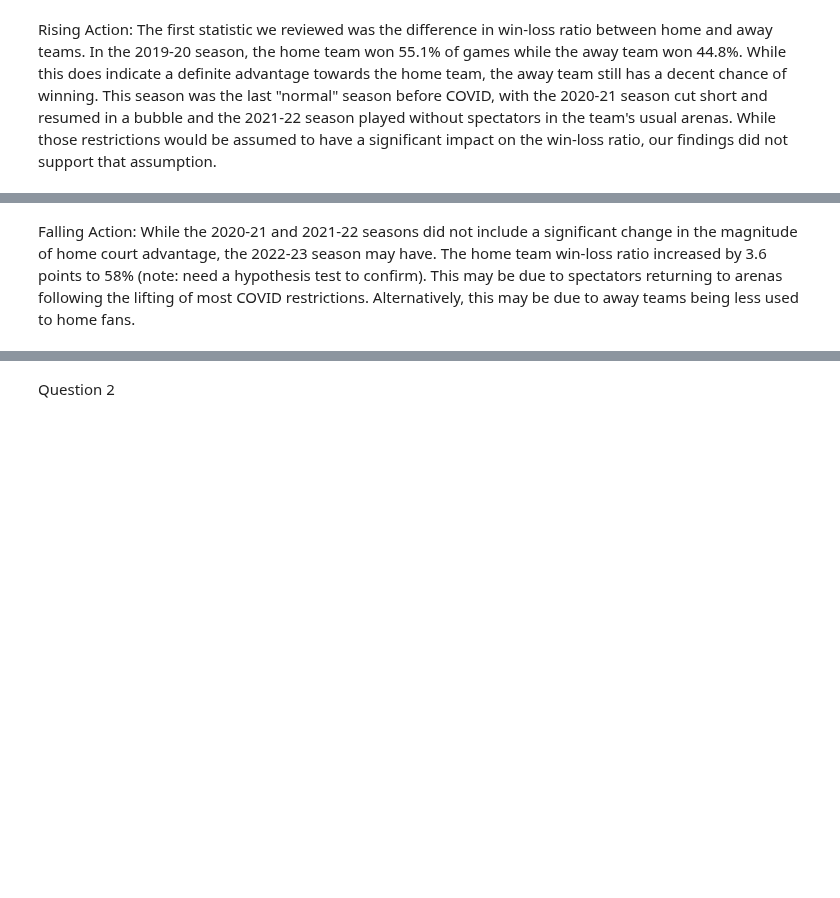
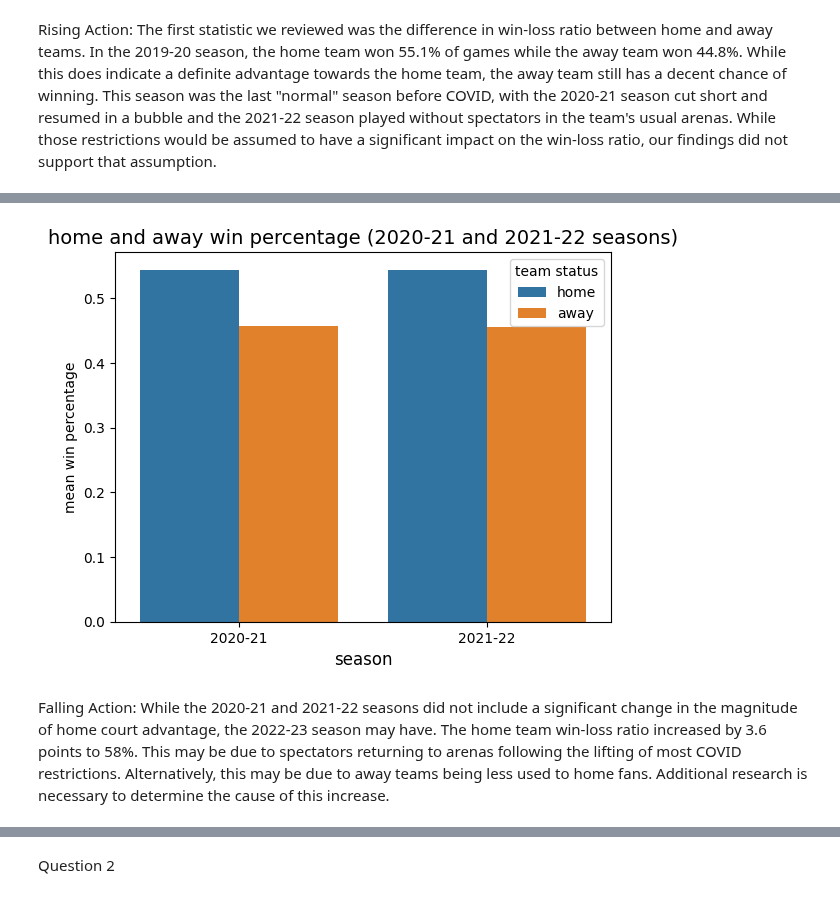
Before and after one commit to thezachdrake/UMD-INST627-Fall2024, a Jupyter notebook: inclass.ipynb, the cells around one changed output, grey strips where cells are left out. Cells and saved outputs as stored; diff of their text form; code cells hidden in the pictures; blank space fills up the shorter version.

```diff
--- a/inclass.ipynb
+++ b/inclass.ipynb
@@ -27,2 +57,19 @@ Climax: In the 2020-21 and 2021-22 seasons, the home team win-loss ratio decreas
+# %%
+covid_wl_20 = pd.read_sql_query("SELECT team_name_home, wl_home, team_name_away, wl_away, season_id FROM game WHERE season_id IN (22021, 22020) ORDER BY season_id DESC", con)
+covid_wl_20 = covid_wl_20.replace('W', 1)
+covid_wl_20 = covid_wl_20.replace('L', 0)
+
+covid_wl_20_group = covid_wl_20.groupby(['season_id']).agg({'wl_home': ['mean'], 'wl_away': ['mean']})
+covid_wl_20_group.columns = ['home', 'away']
+covid_wl_20_group = covid_wl_20_group.reset_index()
+covid_wl_melt = pd.melt(covid_wl_20_group, id_vars=['season_id'], value_vars=['home', 'away'], var_name='team status', value_name='mean win percentage')
+
+ax = sns.barplot(data=covid_wl_melt, x='season_id', y='mean win percentage', hue='team status')
+ax.set_title('home and away win percentage (2020-21 and 2021-22 seasons)', fontsize=14)
+ax.set_xlabel('season', fontsize=12)
+ax.set_xticklabels(['2020-21', '2021-22'], fontsize=10)
+plt.show()
+# %% [output]
+[figure, added]
 # %% [markdown]
-Falling Action: While the 2020-21 and 2021-22 seasons did not include a significant change in the magnitude of home court advantage, the 2022-23 season may have. The home team win-loss ratio increased by 3.6 points to 58% (note: need a hypothesis test to confirm). This may be due to spectators returning to arenas following the lifting of most COVID restrictions. Alternatively, this may be due to away teams being less used to home fans.
+Falling Action: While the 2020-21 and 2021-22 seasons did not include a significant change in the magnitude of home court advantage, the 2022-23 season may have. The home team win-loss ratio increased by 3.6 points to 58%. This may be due to spectators returning to arenas following the lifting of most COVID restrictions. Alternatively, this may be due to away teams being less used to home fans. Additional research is necessary to determine the cause of this increase.
```
Also changed, not shown: parts of 93 cells of this notebook.
